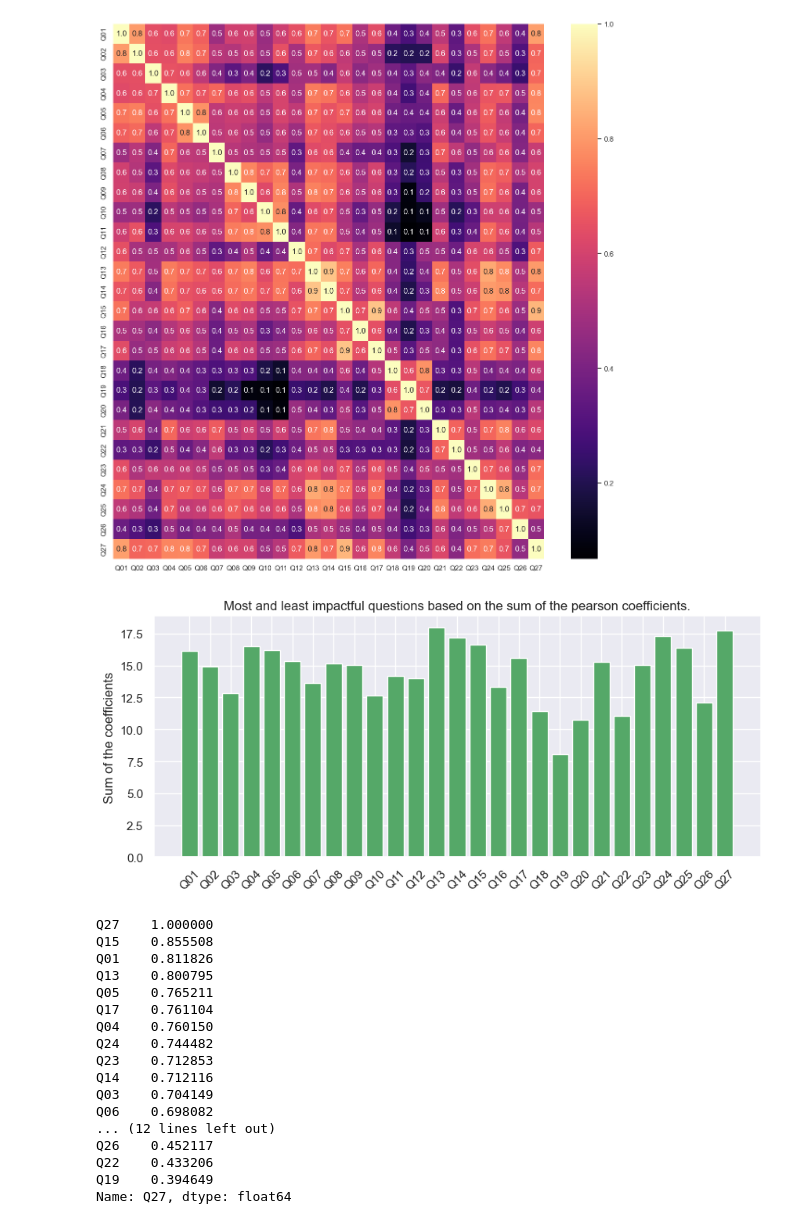
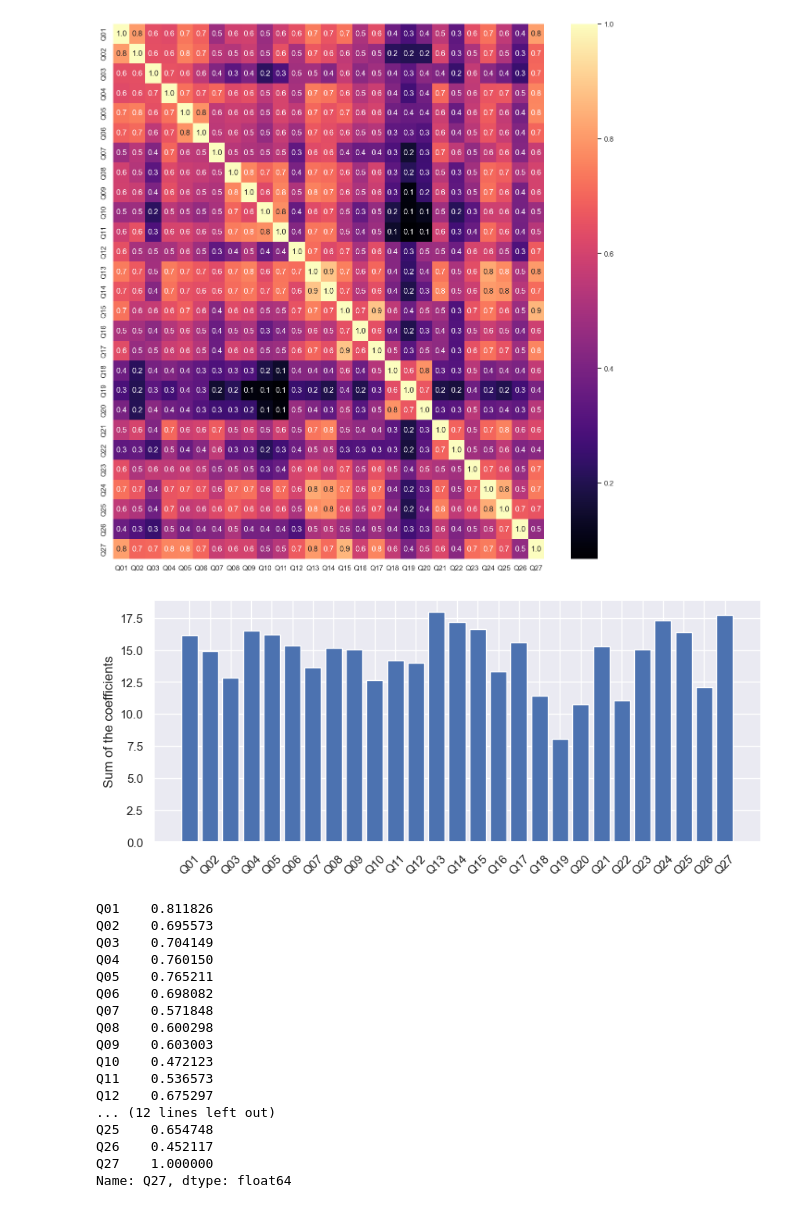
Before and after one commit to szelesaron/dissertation-code, a Jupyter notebook: corr-analysis.ipynb, the cells around one changed output. Saved outputs shown, nothing was run; the diff lists cells and outputs as text; code cells hidden in the pictures.

```diff
--- a/corr-analysis.ipynb
+++ b/corr-analysis.ipynb
@@ -84,5 +81,0 @@ plt.show()
-# %%
-spearman_corr_bench = data_bench.corr(method="spearman")
-
-sns.set(rc={'figure.figsize':(15, 15)})
-sns.heatmap(spearman_corr_bench, cmap = "magma", annot=True, fmt = ".1f")
@@ -141,33 +91,33 @@ sns.heatmap(pearson_corr_covid, cmap = "magma", annot=True, fmt=".1f")
 [figure]
 # %%
 plt.figure(figsize=(10, 4))
-plt.bar(np.arange(1,28), pearson_corr_covid.sum(), color= "g")
+plt.bar(np.arange(1,28), pearson_corr_covid.sum(), color= "b")
 plt.xticks(np.arange(1,28), pearson_corr_covid.columns, rotation = 45)
-plt.title("Most and least impactful questions based on the sum of the pearson coefficients.")
+#plt.title("Most and least impactful questions based on the sum of the pearson coefficients.")
 plt.ylabel("Sum of the coefficients")
 plt.show()
 # %% [output]
-[figure, old version]
+[figure, new version]
 # %%
-pearson_corr27_covid = pearson_corr_covid["Q27"].sort_values(ascending = False)
+pearson_corr27_covid = pearson_corr_covid["Q27"]
 pearson_corr27_covid
 # %% [output]
+Q01    0.811826
+Q02    0.695573
+Q03    0.704149
+Q04    0.760150
+Q05    0.765211
+Q06    0.698082
+Q07    0.571848
+Q08    0.600298
+Q09    0.603003
+Q10    0.472123
+Q11    0.536573
+Q12    0.675297
+... (12 lines left out)
+Q25    0.654748
+Q26    0.452117
 Q27    1.000000
-Q15    0.855508
-Q01    0.811826
-Q13    0.800795
-Q05    0.765211
-Q17    0.761104
-Q04    0.760150
-Q24    0.744482
-Q23    0.712853
-Q14    0.712116
-Q03    0.704149
-Q06    0.698082
-... (12 lines left out)
-Q26    0.452117
-Q22    0.433206
-Q19    0.394649
 Name: Q27, dtype: float64
 # %%
 plt.figure(figsize=(10, 4))
```
Also changed, not shown: parts of 16 cells of this notebook.
